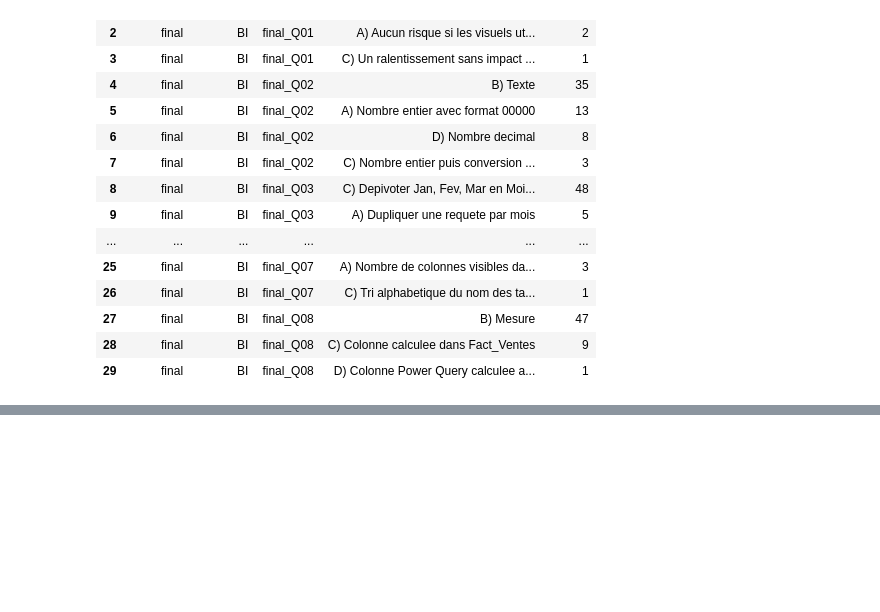
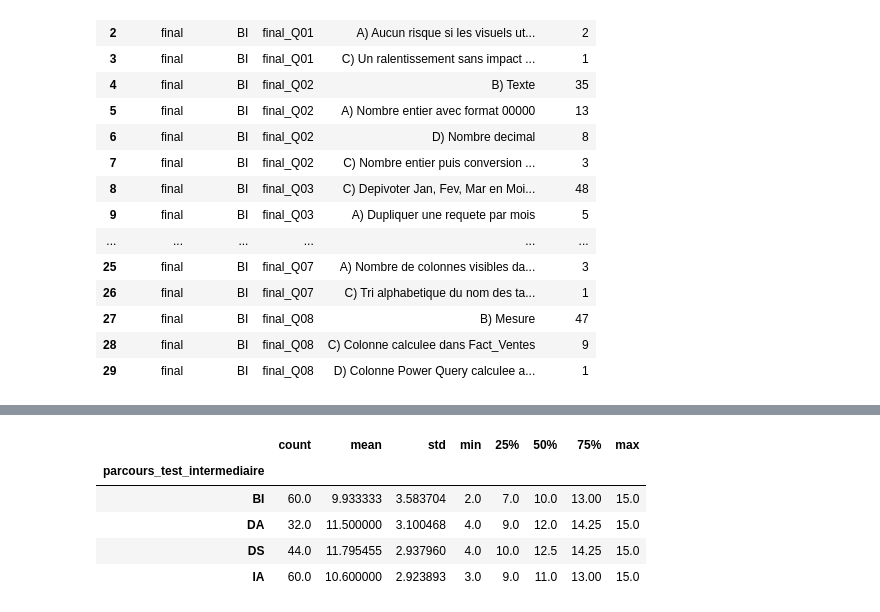
Before and after one commit to Andrianiaina60/Model-eval-pers-elearning, a Jupyter notebook: notebooks/02_scoring_pedagogique_niveaux.ipynb, the cells around one changed output, grey strips where cells are left out. Saved outputs shown, nothing was run; the diff lists cells and outputs as text; code cells hidden in the pictures; blank space fills up the shorter version.

Commit message:
Étape 2 — Scoring pédagogique et calcul des niveaux terminée

```diff
--- a/notebooks/02_scoring_pedagogique_niveaux.ipynb
+++ b/notebooks/02_scoring_pedagogique_niveaux.ipynb
@@ -953,0 +1394,76 @@ else:
+# %%
+# ============================================================
+# 2.10. Calcul des scores des tests intermédiaires /15
+# ============================================================
+
+df_scores_intermediaires = df_tests_intermediaires[
+    ["IDENTIFICATION", "parcours_test_intermediaire", "feuille_source_intermediaire"]
+].copy()
+
+# Mapping du barème intermédiaire
+bareme_mi = (
+    df_correction_mi
+    .set_index(["parcours", "question_standardisee"])["bonne_reponse"]
+    .to_dict()
+)
+
+# Calcul question par question
+for q in colonnes_q_mi:
+    col_score = f"score_{q}"
+    col_unknown = f"unknown_{q}"
+
+    df_scores_intermediaires[col_score] = df_tests_intermediaires.apply(
+        lambda row: corriger_reponse(
+            row[q],
+            bareme_mi.get((row["parcours_test_intermediaire"], q))
+        ),
+        axis=1
+    )
+
+    df_scores_intermediaires[col_unknown] = df_tests_intermediaires[q].apply(
+        est_reponse_inconnue
+    )
+
+# Score total /15
+colonnes_scores_mi = [f"score_{q}" for q in colonnes_q_mi]
+colonnes_unknown_mi = [f"unknown_{q}" for q in colonnes_q_mi]
+
+df_scores_intermediaires["score_intermediaire_total"] = df_scores_intermediaires[colonnes_scores_mi].sum(axis=1)
+df_scores_intermediaires["score_intermediaire_pourcentage"] = (
+    df_scores_intermediaires["score_intermediaire_total"] / 15 * 100
+)
+
+df_scores_intermediaires["niveau_intermediaire"] = df_scores_intermediaires[
+    "score_intermediaire_pourcentage"
+].apply(attribuer_niveau_depuis_pourcentage)
+
+df_scores_intermediaires["unknown_total_intermediaire"] = df_scores_intermediaires[colonnes_unknown_mi].sum(axis=1)
+
+# Export
+PATH_SCORES_MI = OUTPUT_DIR / "02_scores_tests_intermediaires.csv"
+
+df_scores_intermediaires.to_csv(
+    PATH_SCORES_MI,
+    index=False,
+    encoding="utf-8-sig"
+)
+
+print("Scores des tests intermédiaires calculés.")
+print("Fichier généré :", PATH_SCORES_MI)
+print("Dimensions :", df_scores_intermediaires.shape)
+
+print("\nRésumé score intermédiaire total /15 :")
+display(df_scores_intermediaires["score_intermediaire_total"].describe())
+
+print("\nRépartition des niveaux intermédiaires :")
+display(df_scores_intermediaires["niveau_intermediaire"].value_counts())
+
+print("\nRépartition par parcours :")
+display(
+    df_scores_intermediaires
+    .groupby("parcours_test_intermediaire")["score_intermediaire_total"]
+    .describe()
+)
+
+display(df_scores_intermediaires.head())
+# %% [output]
@@ -953,0 +1491,6 @@ else:
+|  | count | mean | std | min | 25% | 50% | 75% | max |
+| parcours_test_intermediaire |  |  |  |  |  |  |  |  |
+| BI | 60.0 | 9.933333 | 3.583704 | 2.0 | 7.0 | 10.0 | 13.00 | 15.0 |
+| DA | 32.0 | 11.500000 | 3.100468 | 4.0 | 9.0 | 12.0 | 14.25 | 15.0 |
+| DS | 44.0 | 11.795455 | 2.937960 | 4.0 | 10.0 | 12.5 | 14.25 | 15.0 |
+| IA | 60.0 | 10.600000 | 2.923893 | 3.0 | 9.0 | 11.0 | 13.00 | 15.0 |
```
Also changed, not shown: parts of 32 cells of this notebook.
